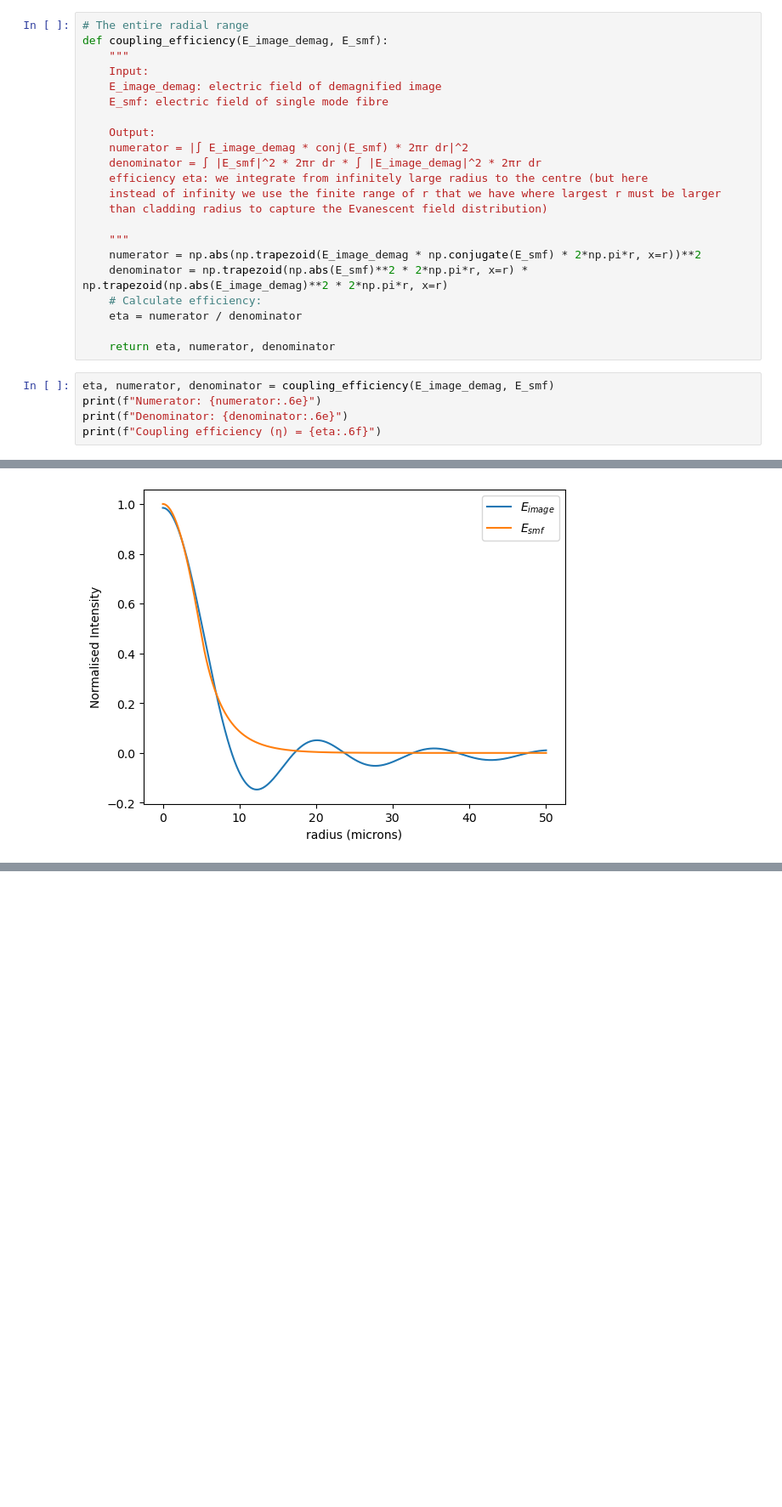
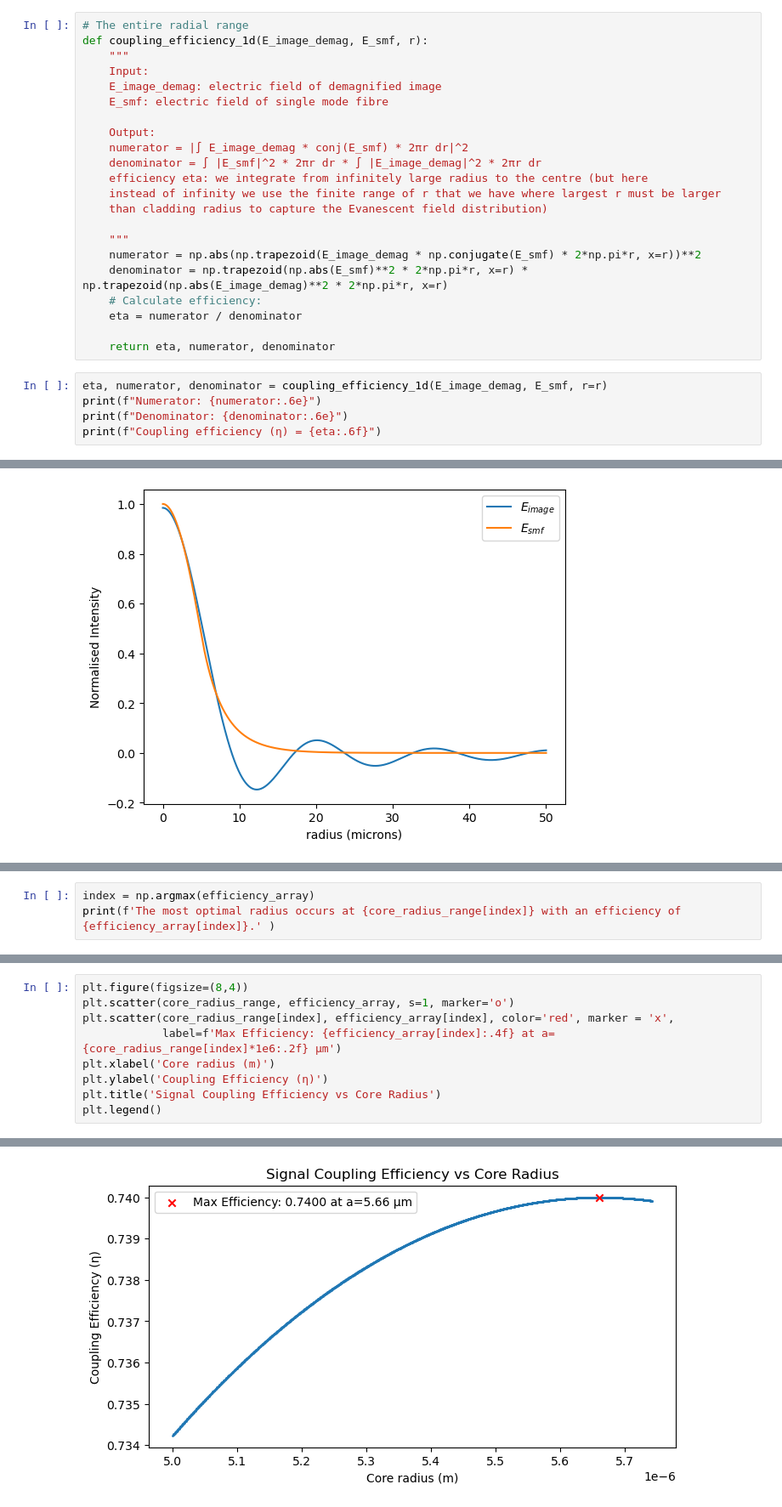
Before and after one commit to TongyueLiu/OH-Suppression-MRes-Project, a Jupyter notebook: Diffraction limited profile of E-field.ipynb, the cells around one changed output, grey strips where cells are left out. Shown at 85% size. Cells and saved outputs as stored; diff of their text form; blank space fills up the shorter version.

```diff
--- a/Diffraction limited profile of E-field.ipynb
+++ b/Diffraction limited profile of E-field.ipynb
@@ -701,6 +787,6 @@ Note that the overlap integral formally includes the complex conjugate of the fi
 # %%
 # The entire radial range
-def coupling_efficiency(E_image_demag, E_smf):
+def coupling_efficiency_1d(E_image_demag, E_smf, r):
     """
     Input:
     E_image_demag: electric field of demagnified image
@@ -721,7 +807,7 @@ def coupling_efficiency(E_image_demag, E_smf):
 
     return eta, numerator, denominator
 # %%
-eta, numerator, denominator = coupling_efficiency(E_image_demag, E_smf)
+eta, numerator, denominator = coupling_efficiency_1d(E_image_demag, E_smf, r=r)
 print(f"Numerator: {numerator:.6e}")
 print(f"Denominator: {denominator:.6e}")
 print(f"Coupling efficiency (η) = {eta:.6f}")
@@ -771,0 +960,3 @@ np.float64(0.7169724284682676)
+# %%
+index = np.argmax(efficiency_array)
+print(f'The most optimal radius occurs at {core_radius_range[index]} with an efficiency of {efficiency_array[index]}.' )
@@ -771,0 +965,10 @@ np.float64(0.7169724284682676)
+# %%
+plt.figure(figsize=(8,4))
+plt.scatter(core_radius_range, efficiency_array, s=1, marker='o')
+plt.scatter(core_radius_range[index], efficiency_array[index], color='red', marker = 'x',
+            label=f'Max Efficiency: {efficiency_array[index]:.4f} at a={core_radius_range[index]*1e6:.2f} µm')
+plt.xlabel('Core radius (m)')
+plt.ylabel('Coupling Efficiency (η)')
+plt.title('Signal Coupling Efficiency vs Core Radius')
+plt.legend()
+# %% [output]
@@ -771,0 +976 @@ np.float64(0.7169724284682676)
+[figure, added]
```
Also changed, not shown: parts of 40 cells of this notebook, 1 other file.
